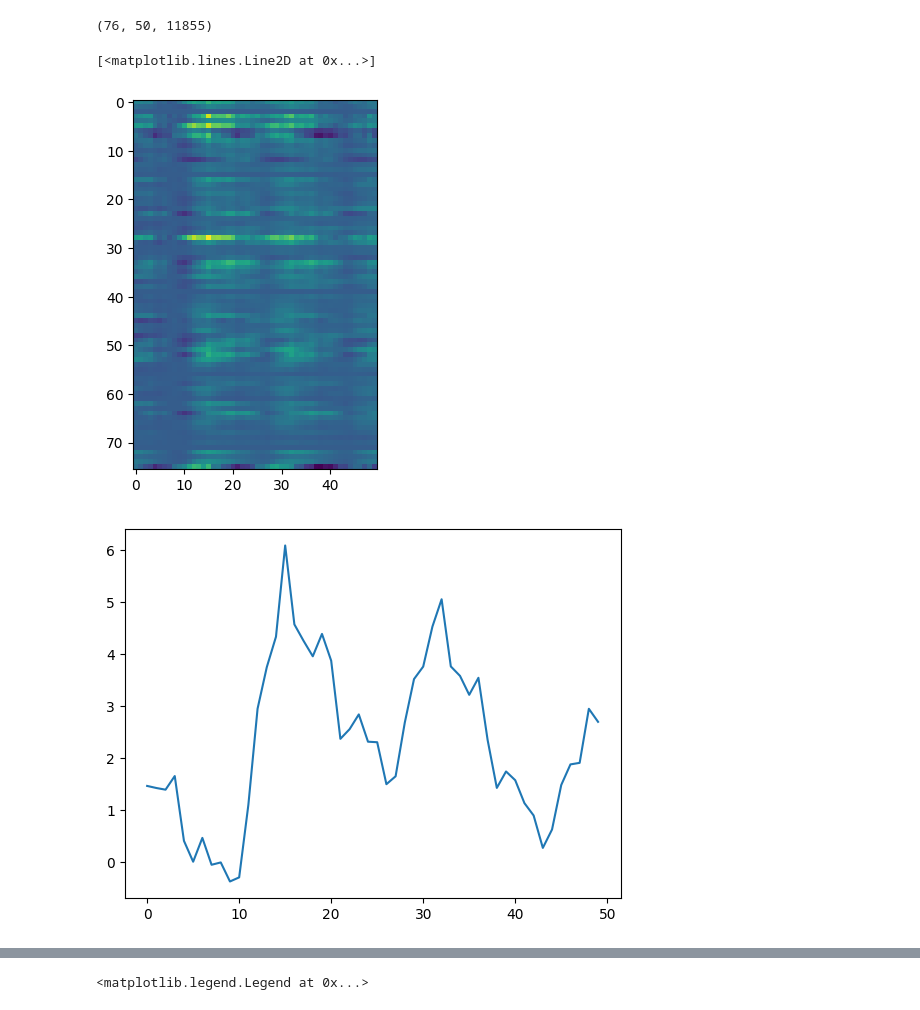
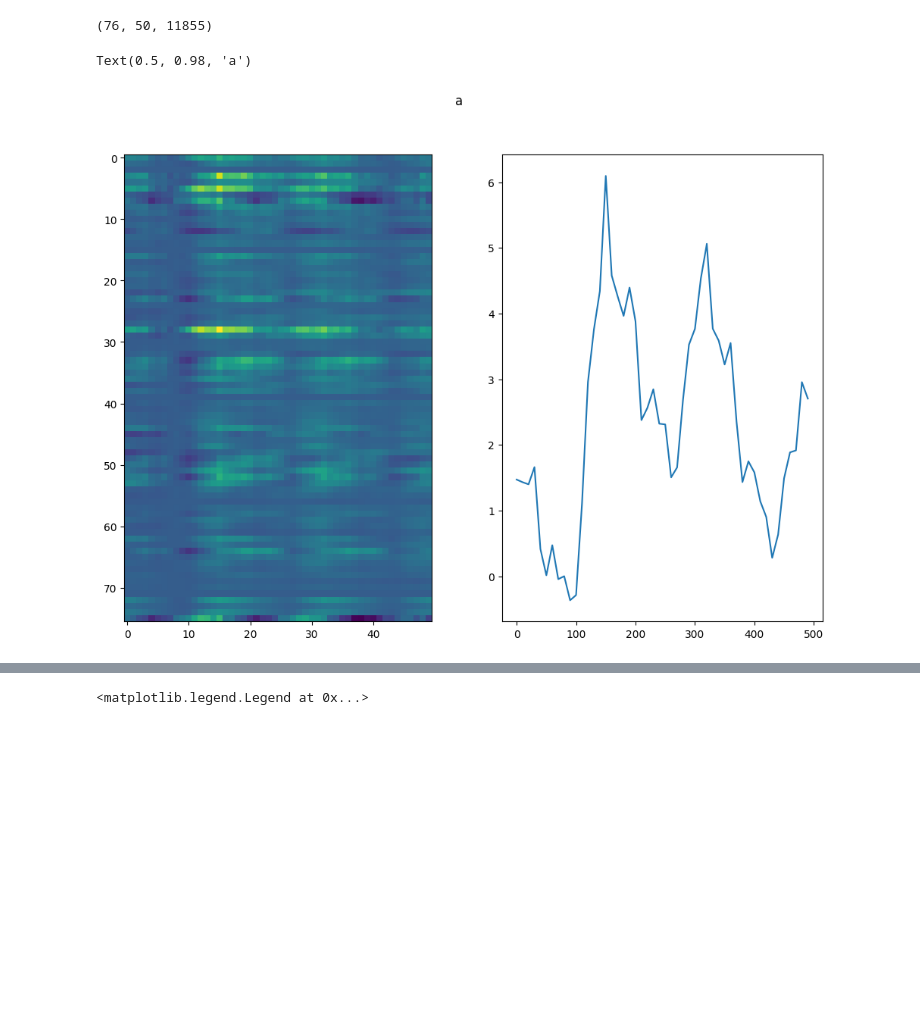
Before and after one commit to TizianoCausin01/temporal_context, a Jupyter notebook: python_scripts/scripts/monkeys_II_metric_comparison_dev.ipynb, the cells around one changed output, grey strips where cells are left out. Drawn from its saved outputs; the diff is of its cells as text; code cells hidden in the pictures; blank space fills up the shorter version.

```diff
--- a/python_scripts/scripts/monkeys_II_metric_comparison_dev.ipynb
+++ b/python_scripts/scripts/monkeys_II_metric_comparison_dev.ipynb
@@ -17,10 +17,9 @@ from dataclasses import dataclass, field
 
 @dataclass
 class Cfg:
-    monkey_name: str = 'red'
-    date: str = '220227'
-    brain_area: str = 'AIT'
     new_fs: int = 100 # Hz
+    channels_idx = np.arange(20)
+    max_trials = 7000
     RDM_metric_A: str = 'cosine'
     RDM_metric_B: str = 'correlation'
     k: int = 1
@@ -28,17 +211,17 @@ cfg = Cfg()
 # %%
-raster_red = load_img_natraster(paths, cfg.monkey_name, cfg.date, new_fs=cfg.new_fs)
+raster_red = load_img_natraster(paths, 'red', '220227', new_fs=cfg.new_fs)
 print(raster_red.get_array().shape)
 ba_raster_red = TimeSeries(raster_red.get_array()[:30, :,:3000], cfg.new_fs)
 # %% [output]
 (76, 50, 11855)
 # %%
-plt.imshow(np.mean(raster_red.get_array(), axis=(2)))
-plt.figure()
-plt.plot(np.mean(raster_red.get_array(), axis=(0,2)))
+fig, axes = plt.subplots(1,2, figsize=(12,8))
+axes[0].imshow(np.mean(raster_red.get_array(), axis=(2)))
+axes[1].plot(np.arange(len(raster_red))*1000//cfg.new_fs, np.mean(raster_red.get_array(), axis=(0,2)))
+fig.suptitle("a")
 # %% [output]
-[<matplotlib.lines.Line2D at 0x...>]
+Text(0.5, 0.98, 'a')
-[figure, old version]
+[figure, new version]
-[figure, removed]
 # %%
 A2B_list = []
 B2A_list = []
```
Also changed, not shown: parts of 36 cells of this notebook.
